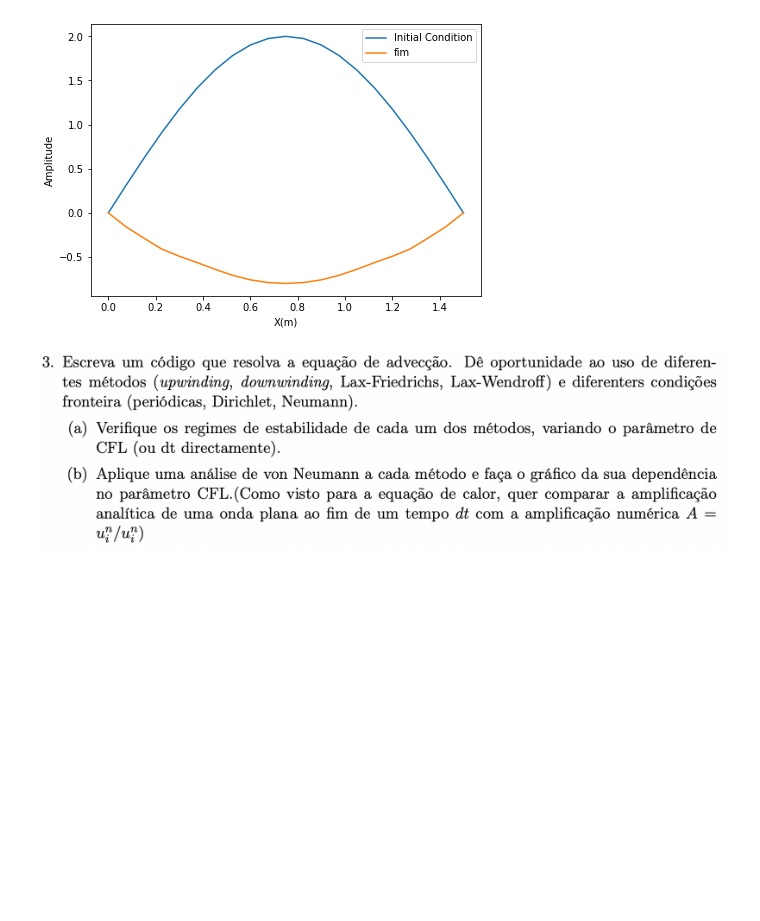
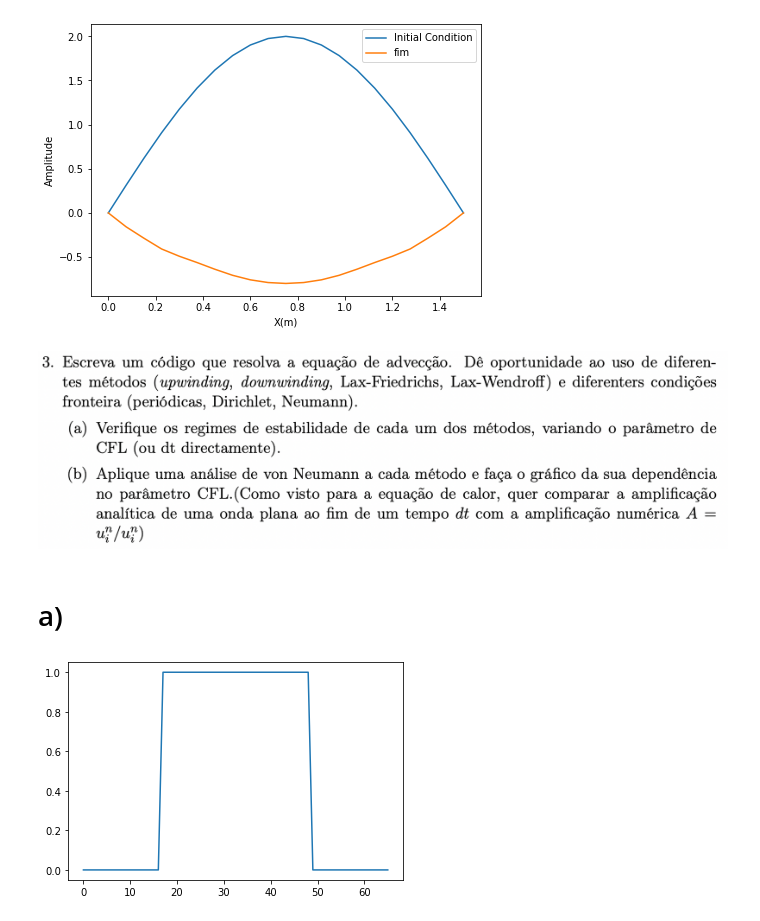
Before and after one commit to caua-veiga/Metodos-Computacionais-2022, a Jupyter notebook: TPs/Notebooks/TP 7.ipynb, the cells around one changed output. Cells and saved outputs as stored; diff of their text form; code cells hidden in the pictures; blank space fills up the shorter version.

```diff
--- a/TPs/Notebooks/TP 7.ipynb
+++ b/TPs/Notebooks/TP 7.ipynb
@@ -297,3 +301,19 @@ Número de Courant é 1.00000000
 [figure]
 # %% [markdown]
 ![image.png](attachment:image.png)
+# %% [markdown]
+# a)
+# %%
+a    = 1.0                    # velociade da onda
+tmin, tmax = 0.0, 1.0         # tempo inicial e final da simulação
+xmin, xmax = 0.0, 1.0         # início e fim do domínio espacial
+Nx   = 65                     # número de pontos da grelha espacial
+c    = 0.9
+
+Adveccao = adveccao_solver(a=a, tmin=tmin, tmax=tmax, xmin=xmin, xmax=xmax, Nx=Nx, c=c)
+# %%
+# Condição inicial: Cartola
+# Method: 2 == Lax-Wendroff;
+laxwnd = Adveccao.solver(initial_cond=2, method=0)
+# %% [output]
+[figure, added]
```
Also changed, not shown: parts of 2 cells of this notebook, 2 other files.
